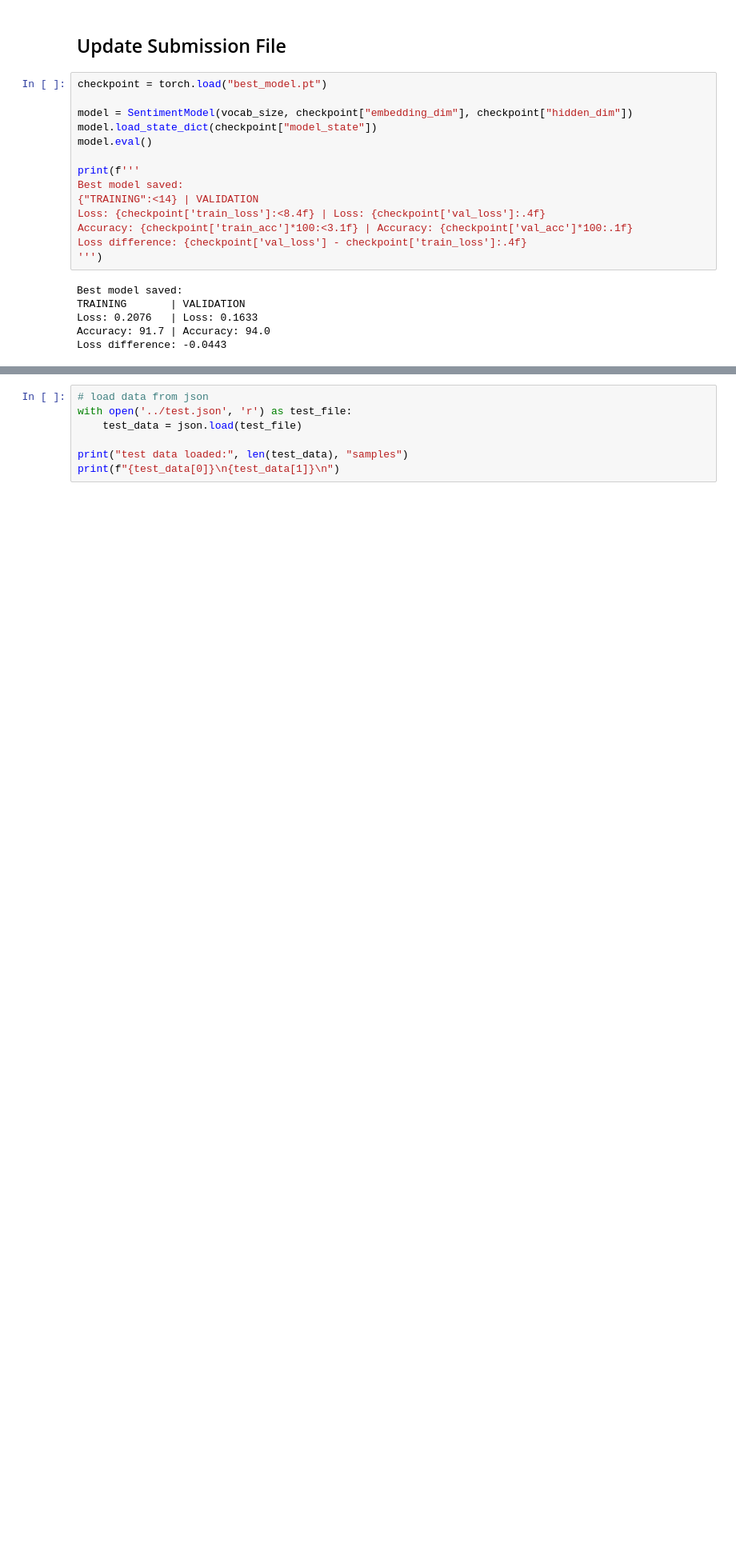
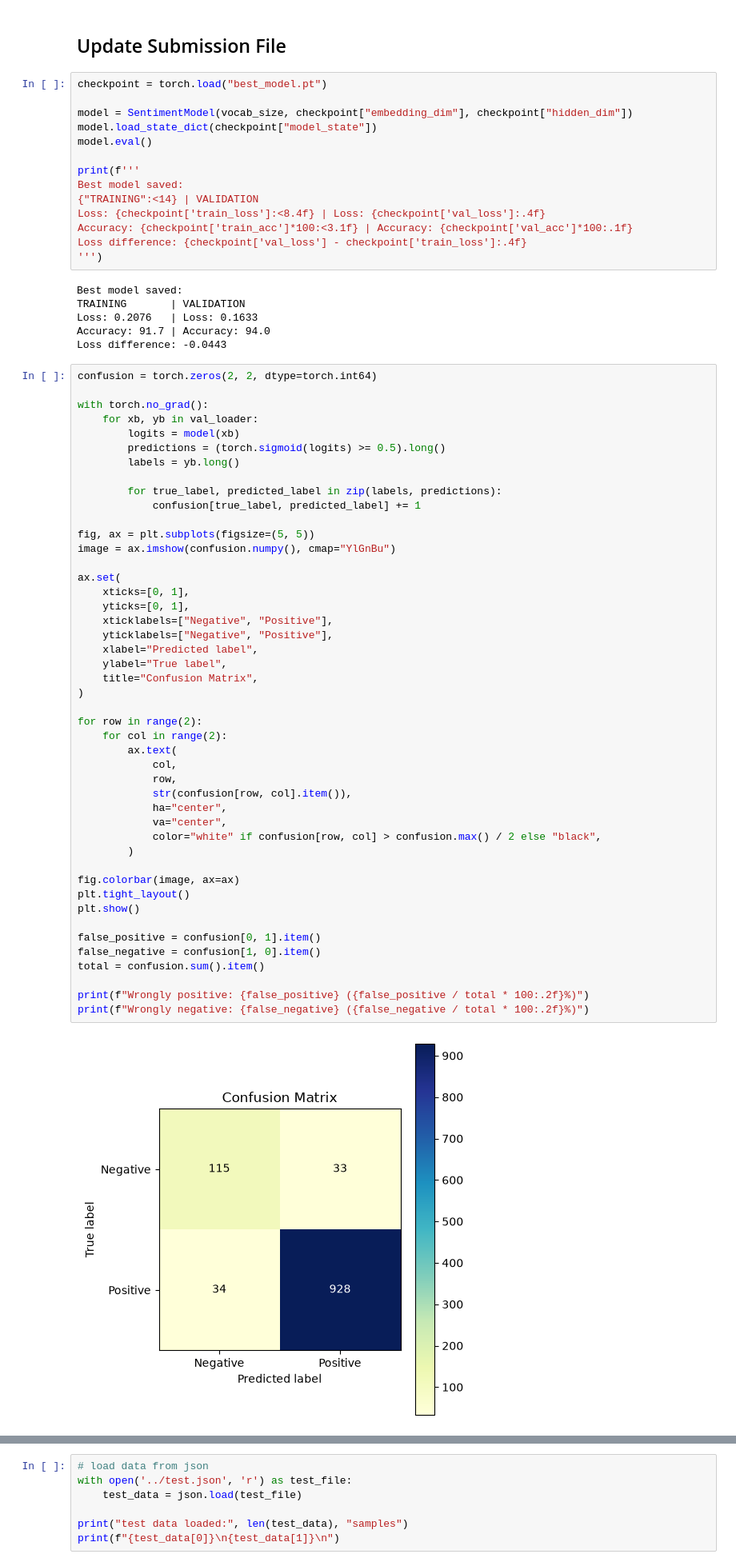
Before and after one commit to TZBAvyy/IE4483-mini-project, a Jupyter notebook: avi/solution_avi.ipynb, the cells around one changed output, grey strips where cells are left out. Shown at 80% size. Cells and saved outputs as stored; diff of their text form; blank space fills up the shorter version.

```diff
--- a/avi/solution_avi.ipynb
+++ b/avi/solution_avi.ipynb
@@ -240,3 +255,51 @@ TRAINING       | VALIDATION
 Loss: 0.2076   | Loss: 0.1633
 Accuracy: 91.7 | Accuracy: 94.0
 Loss difference: -0.0443
+# %%
+confusion = torch.zeros(2, 2, dtype=torch.int64)
+
+with torch.no_grad():
+    for xb, yb in val_loader:
+        logits = model(xb)
+        predictions = (torch.sigmoid(logits) >= 0.5).long()
+        labels = yb.long()
+
+        for true_label, predicted_label in zip(labels, predictions):
+            confusion[true_label, predicted_label] += 1
+
+fig, ax = plt.subplots(figsize=(5, 5))
+image = ax.imshow(confusion.numpy(), cmap="YlGnBu")
+
+ax.set(
+    xticks=[0, 1],
+    yticks=[0, 1],
+    xticklabels=["Negative", "Positive"],
+    yticklabels=["Negative", "Positive"],
+    xlabel="Predicted label",
+    ylabel="True label",
+    title="Confusion Matrix",
+)
+
+for row in range(2):
+    for col in range(2):
+        ax.text(
+            col,
+            row,
+            str(confusion[row, col].item()),
+            ha="center",
+            va="center",
+            color="white" if confusion[row, col] > confusion.max() / 2 else "black",
+        )
+
+fig.colorbar(image, ax=ax)
+plt.tight_layout()
+plt.show()
+
+false_positive = confusion[0, 1].item()
+false_negative = confusion[1, 0].item()
+total = confusion.sum().item()
+
+print(f"Wrongly positive: {false_positive} ({false_positive / total * 100:.2f}%)")
+print(f"Wrongly negative: {false_negative} ({false_negative / total * 100:.2f}%)")
+# %% [output]
+[figure, added]
```
Also changed, not shown: parts of 5 cells of this notebook, 1 other file.
